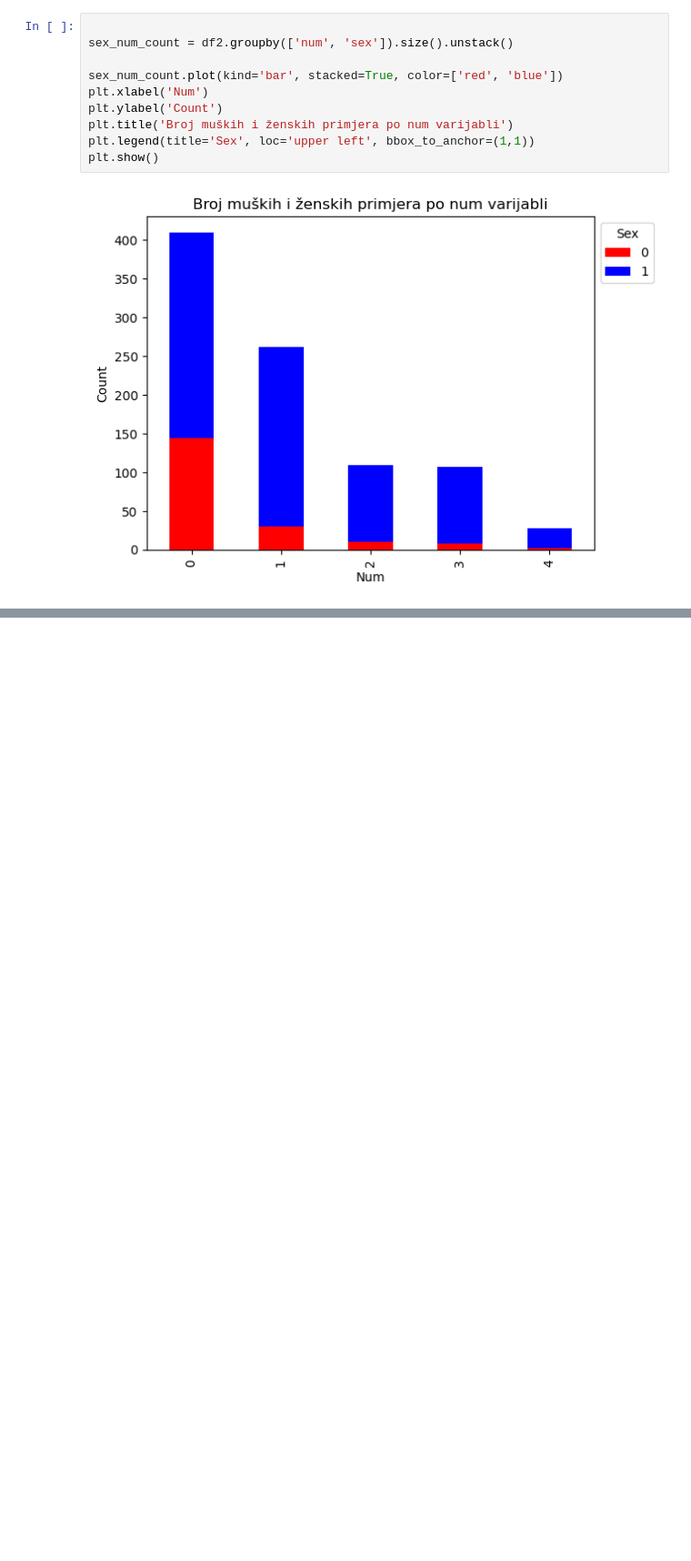
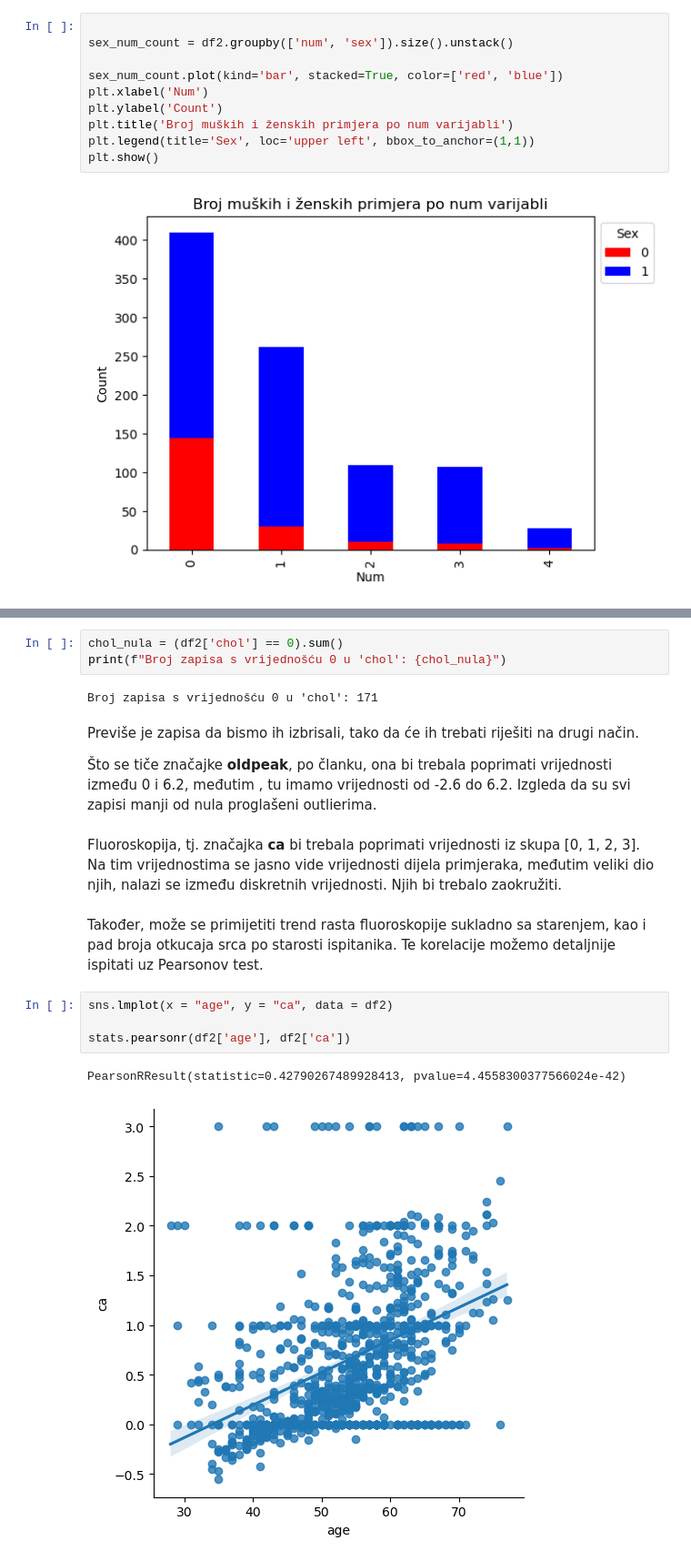
Before and after one commit to lucijaprodan/UZOP-project, a Jupyter notebook: ML_hf_analysis.ipynb, the cells around one changed output, grey strips where cells are left out. Shown at 91% size. Saved outputs shown, nothing was run; the diff lists cells and outputs as text; blank space fills up the shorter version.

Commit message:
added pearson correlation

```diff
--- a/ML_hf_analysis.ipynb
+++ b/ML_hf_analysis.ipynb
@@ -801,0 +869,20 @@ plt.show()
+# %%
+chol_nula = (df2['chol'] == 0).sum()
+print(f"Broj zapisa s vrijednošću 0 u 'chol': {chol_nula}")
+# %% [output]
+Broj zapisa s vrijednošću 0 u 'chol': 171
+# %% [markdown]
+Previše je zapisa da bismo ih izbrisali, tako da će ih trebati riješiti na drugi način.
+
+Što se tiče značajke **oldpeak**, po članku, ona bi trebala poprimati vrijednosti između 0 i 6.2, međutim , tu imamo vrijednosti od -2.6 do 6.2. Izgleda da su svi zapisi manji od nula proglašeni outlierima.
+# %% [markdown]
+Fluoroskopija, tj. značajka **ca** bi trebala poprimati vrijednosti iz skupa [0, 1, 2, 3]. Na tim vrijednostima se jasno vide vrijednosti dijela primjeraka, međutim veliki dio njih, nalazi se između diskretnih vrijednosti. Njih bi trebalo zaokružiti.
+# %% [markdown]
+Također, može se primijetiti trend rasta fluoroskopije sukladno sa starenjem, kao i pad broja otkucaja srca po starosti ispitanika. Te korelacije možemo detaljnije ispitati uz Pearsonov test.
+# %%
+sns.lmplot(x = "age", y = "ca", data = df2)
+
+stats.pearsonr(df2['age'], df2['ca'])
+# %% [output]
+PearsonRResult(statistic=0.42790267489928413, pvalue=4.4558300377566024e-42)
+[figure, added]
```
Also changed, not shown: parts of 7 cells of this notebook.
